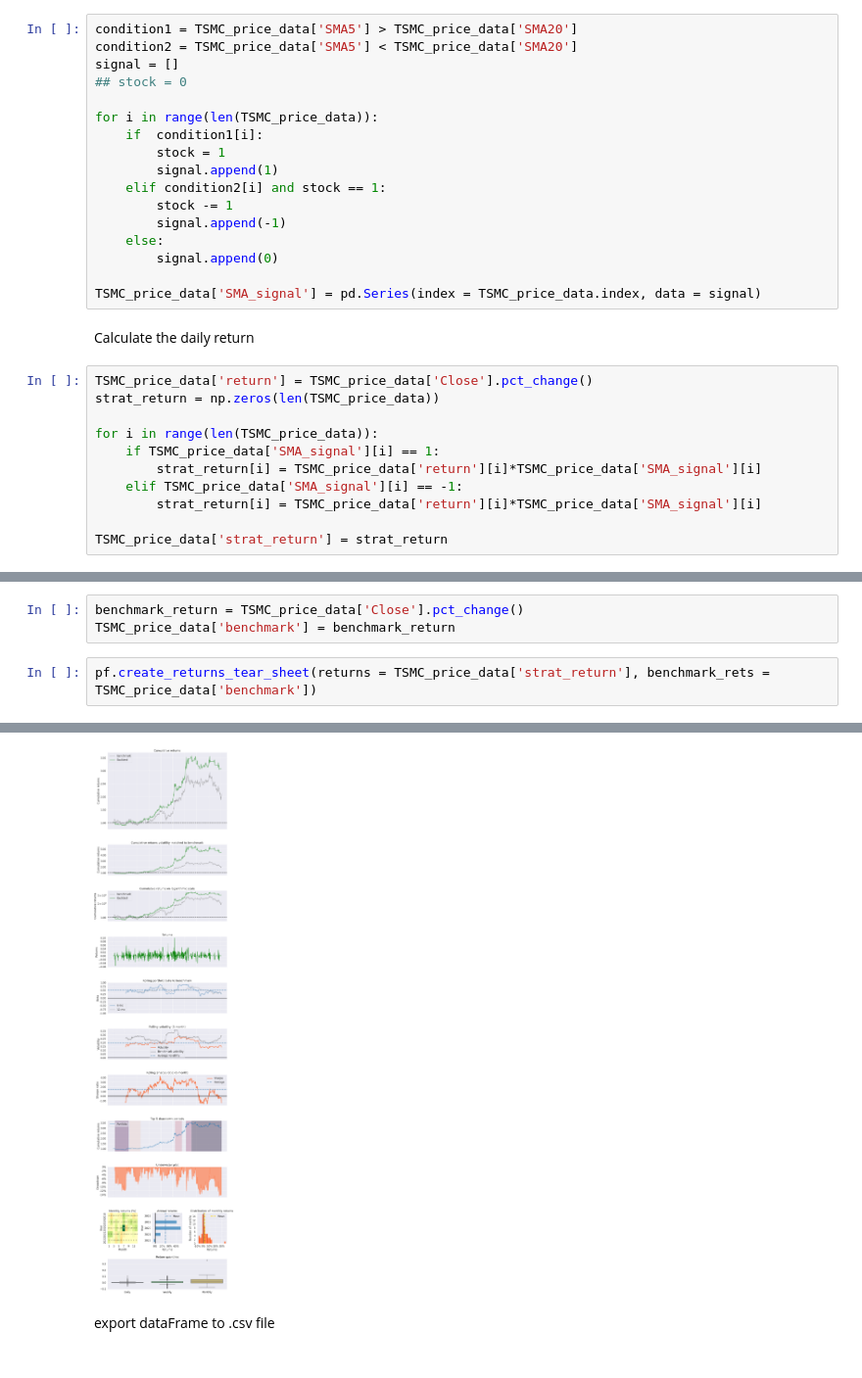
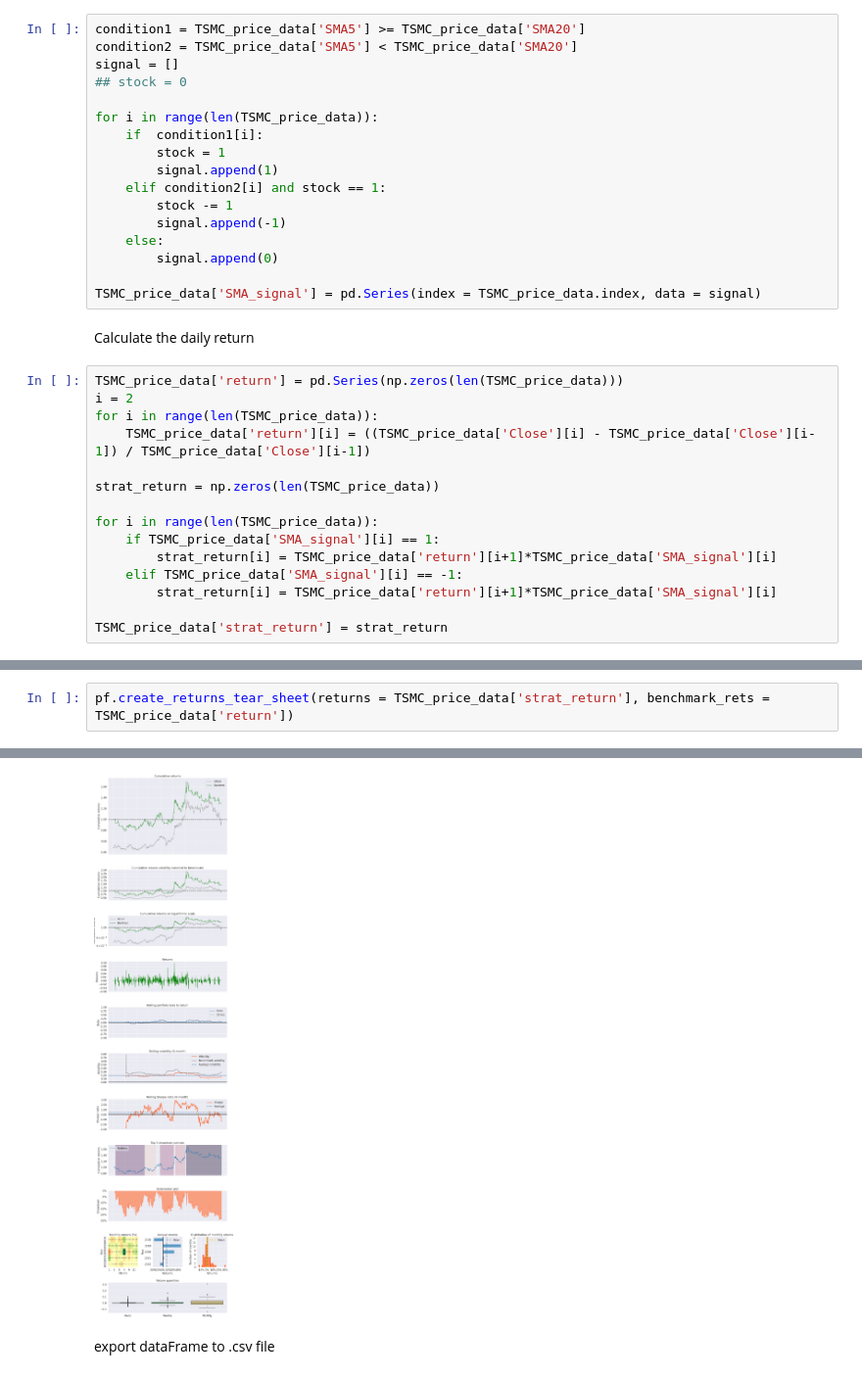
Before and after one commit to AbnerTeng/Quant-Finance, a Jupyter notebook: interact/p_1_interact.ipynb, the cells around one changed output, grey strips where cells are left out. Shown: that part at 98% size. Cells and saved outputs as stored; diff of their text form.

```diff
--- a/interact/p_1_interact.ipynb
+++ b/interact/p_1_interact.ipynb
@@ -54,7 +54,7 @@ plt.show()
  My strategy: SMA5 > SMA20 is the first condition, and SMA5 < SMA20 is the second condition \
  I use an empty array to store my signal
 # %%
-condition1 = TSMC_price_data['SMA5'] > TSMC_price_data['SMA20']
+condition1 = TSMC_price_data['SMA5'] >= TSMC_price_data['SMA20']
 condition2 = TSMC_price_data['SMA5'] < TSMC_price_data['SMA20']
 signal = []
 ## stock = 0
@@ -73,13 +73,17 @@ TSMC_price_data['SMA_signal'] = pd.Series(index = TSMC_price_data.index, data =
 # %% [markdown]
  Calculate the daily return
 # %%
-TSMC_price_data['return'] = TSMC_price_data['Close'].pct_change()
+TSMC_price_data['return'] = pd.Series(np.zeros(len(TSMC_price_data)))
+i = 2
+for i in range(len(TSMC_price_data)):
+    TSMC_price_data['return'][i] = ((TSMC_price_data['Close'][i] - TSMC_price_data['Close'][i-1]) / TSMC_price_data['Close'][i-1])
+
 strat_return = np.zeros(len(TSMC_price_data))
 
 for i in range(len(TSMC_price_data)):
     if TSMC_price_data['SMA_signal'][i] == 1:
-        strat_return[i] = TSMC_price_data['return'][i]*TSMC_price_data['SMA_signal'][i]
+        strat_return[i] = TSMC_price_data['return'][i+1]*TSMC_price_data['SMA_signal'][i]
     elif TSMC_price_data['SMA_signal'][i] == -1:
-        strat_return[i] = TSMC_price_data['return'][i]*TSMC_price_data['SMA_signal'][i]
+        strat_return[i] = TSMC_price_data['return'][i+1]*TSMC_price_data['SMA_signal'][i]
 
 TSMC_price_data['strat_return'] = strat_return
@@ -88,8 +95,5 @@ TSMC_price_data['strat_return'] = strat_return
-# %%
-benchmark_return = TSMC_price_data['Close'].pct_change()
-TSMC_price_data['benchmark'] = benchmark_return
 # %%
-pf.create_returns_tear_sheet(returns = TSMC_price_data['strat_return'], benchmark_rets = TSMC_price_data['benchmark'])
+pf.create_returns_tear_sheet(returns = TSMC_price_data['strat_return'], benchmark_rets = TSMC_price_data['return'])
 # %% [output]
 | Start date | 2018-01-02 |  |
 | End date | 2022-07-15 |  |
@@ -119,4 +123,4 @@ pf.create_returns_tear_sheet(returns = TSMC_price_data['strat_return'], benchmar
-[figure, old version]
+[figure, new version]
 # %% [markdown]
  export dataFrame to .csv file
 # %%
```
Also changed, not shown: parts of 4 cells of this notebook, 2 other files.
